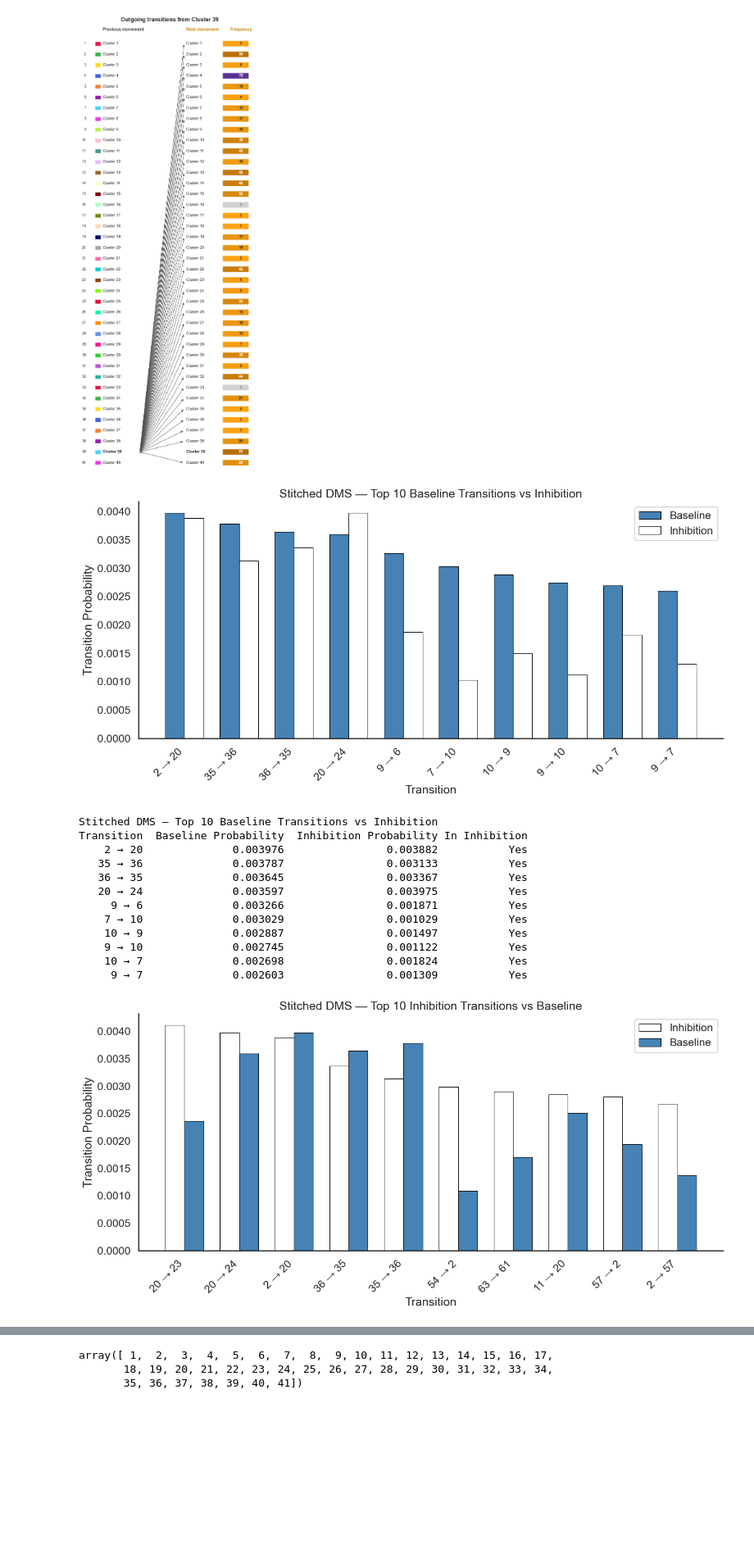
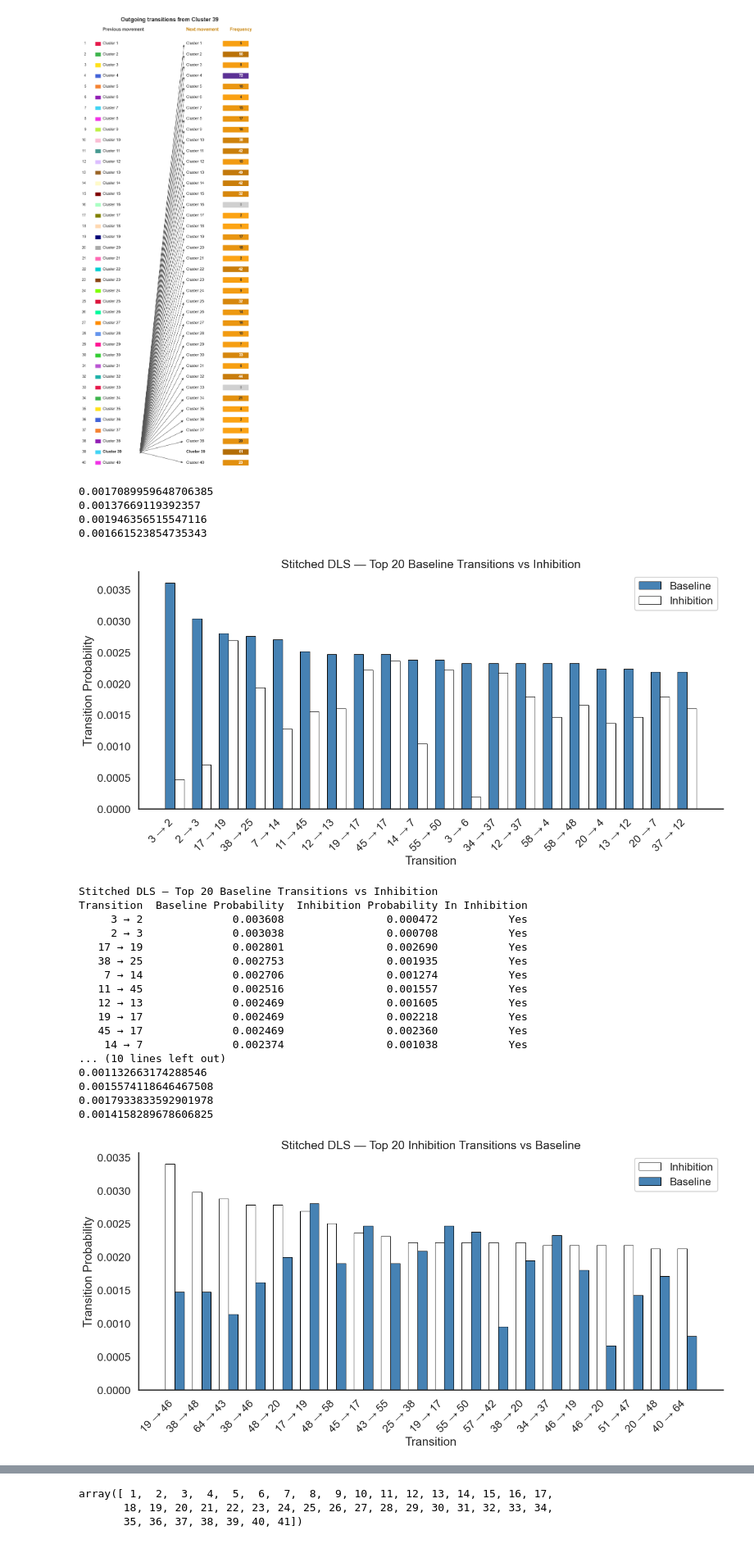
Before and after one commit to Ganglia-Guardian/AccelCluster-Visualizations, a Jupyter notebook: figure4_inhibition.ipynb, the cells around one changed output, grey strips where cells are left out. Shown at 82% size. Drawn from its saved outputs; the diff is of its cells as text; code cells hidden in the pictures; blank space fills up the shorter version.

```diff
--- a/figure4_inhibition.ipynb
+++ b/figure4_inhibition.ipynb
@@ -27,7 +27,7 @@ sns.set_context("talk")
 # --------------------------------------------------
 
 mouse_files = {
-    "DMS High Tier": r"Y:\3darena_chemogenetic\c1_041626\042226_m7dms_hm4di\cluster_output_042226_m7dms_hm4di_hightier+baseline+inhibition\Results\test1\Cluster_detail_results.csv",
+    "Stitched DLS": r"Y:\3darena_chemogenetic\c1_041626\042126_m2_dls\cluster_ouput_042126_m2_dls+LargeOF+High_Tier\Combined_Results\Results\test1\Cluster_detail_results.csv",
 }
 # %%
 
@@ -1122,7 +1122,7 @@ def plot_one_node_transition(df_mouse, mouse_name, cluster=None, threshold=0, sa
 # %%
 import glasbey
 
-
+clusters = [64, 49, 53, 43, 40, 57, 34]
 for mouse_name in df_all["Mouse"].unique():
     df_mouse = df_all[df_all["Mouse"] == mouse_name].copy()
 
@@ -1133,7 +1133,6 @@ for mouse_name in df_all["Mouse"].unique():
         for i, name in enumerate(cluster_names)
     }
 
-    plot_one_node_transition(df_mouse, mouse_name, cluster=2, threshold=0.2, node_colors=cluster_to_color)
-
-    plot_one_node_transition(df_mouse, mouse_name, cluster=9, threshold=0.2, node_colors=cluster_to_color)
+    for c in clusters:
+        plot_one_node_transition(df_mouse, mouse_name, cluster=c, threshold=0.2, node_colors=cluster_to_color)
 # %% [output]
@@ -1522,20 +1536,29 @@ def plot_3d_vs_2d_top_transitions(df_mouse, mouse_name, top_n=10, reference="Bas
 # %%
 for mouse_name in df_all["Mouse"].unique():
     df_mouse = df_all[df_all["Mouse"] == mouse_name].copy()
-    plot_3d_vs_2d_top_transitions(df_mouse, mouse_name, top_n=10, reference="Baseline", save=True, path=f"{mouse_name}_Baseline_vs_Inhibition_top_transitions.png").to_csv(f"{mouse_name}_Baseline_vs_Inhibition_top_transitions.csv", index=False)
-    plot_3d_vs_2d_top_transitions(df_mouse, mouse_name, top_n=10, reference="Inhibition", save=True, path=f"{mouse_name}_Inhibition_vs_Baseline_top_transitions.png").to_csv(f"{mouse_name}_Inhibition_vs_Baseline_top_transitions.csv", index=False)
+    plot_3d_vs_2d_top_transitions(df_mouse, mouse_name, top_n=20, reference="Baseline", save=True, path=f"{mouse_name}_Baseline_vs_Inhibition_top_transitions.png").to_csv(f"{mouse_name}_Baseline_vs_Inhibition_top_transitions.csv", index=False)
+    plot_3d_vs_2d_top_transitions(df_mouse, mouse_name, top_n=20, reference="Inhibition", save=True, path=f"{mouse_name}_Inhibition_vs_Baseline_top_transitions.png").to_csv(f"{mouse_name}_Inhibition_vs_Baseline_top_transitions.csv", index=False)
 # %% [output]
+0.0017089959648706385
+0.00137669119392357
+0.001946356515547116
+0.001661523854735343
-[figure, old version]
+[figure, new version]
-Stitched DMS — Top 10 Baseline Transitions vs Inhibition
-Transition  Baseline Probability  Inhibition Probability In Inhibition
-    2 → 20              0.003976                0.003882           Yes
-   35 → 36              0.003787                0.003133           Yes
-   36 → 35              0.003645                0.003367           Yes
-   20 → 24              0.003597                0.003975           Yes
-     9 → 6              0.003266                0.001871           Yes
-    7 → 10              0.003029                0.001029           Yes
-    10 → 9              0.002887                0.001497           Yes
-    9 → 10              0.002745                0.001122           Yes
-    10 → 7              0.002698                0.001824           Yes
-     9 → 7              0.002603                0.001309           Yes
+Stitched DLS — Top 20 Baseline Transitions vs Inhibition
+Transition  Baseline Probability  Inhibition Probability In Inhibition
+     3 → 2              0.003608                0.000472           Yes
+     2 → 3              0.003038                0.000708           Yes
+   17 → 19              0.002801                0.002690           Yes
+   38 → 25              0.002753                0.001935           Yes
+    7 → 14              0.002706                0.001274           Yes
+   11 → 45              0.002516                0.001557           Yes
+   12 → 13              0.002469                0.001605           Yes
+   19 → 17              0.002469                0.002218           Yes
+   45 → 17              0.002469                0.002360           Yes
+    14 → 7              0.002374                0.001038           Yes
+... (10 lines left out)
+0.001132663174288546
+0.0015574118646467508
+0.0017933833592901978
+0.0014158289678606825
-[figure, old version]
+[figure, new version]
```
Also changed, not shown: parts of 4 cells of this notebook, 4 other files.
